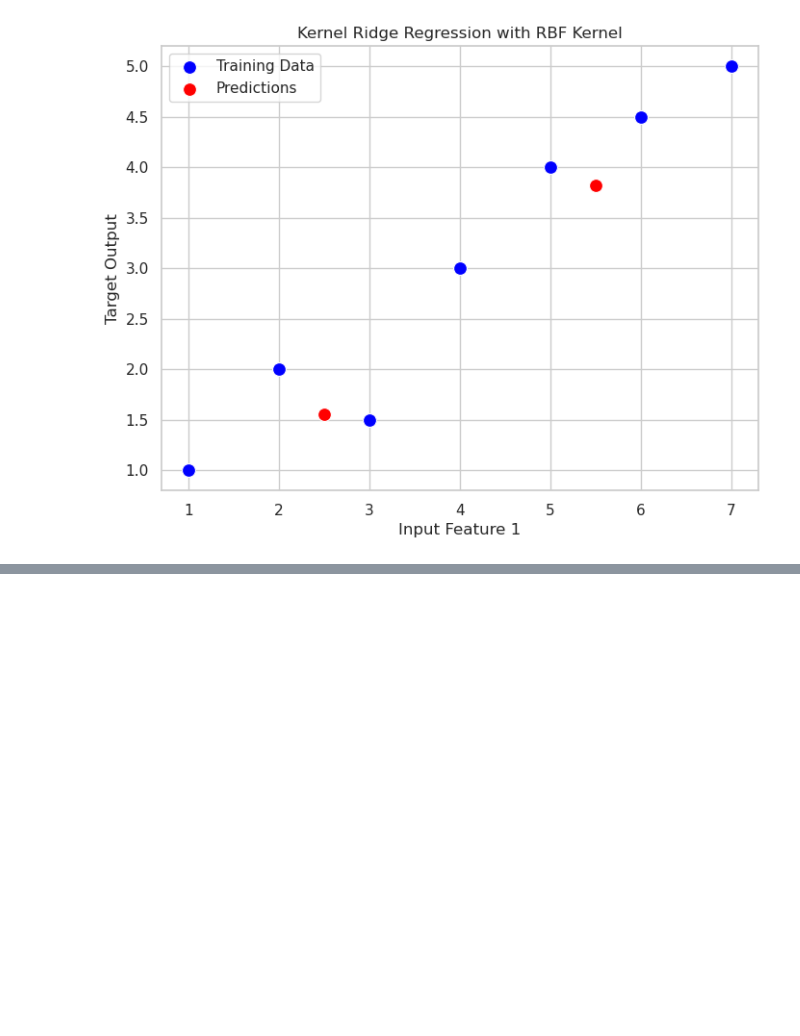
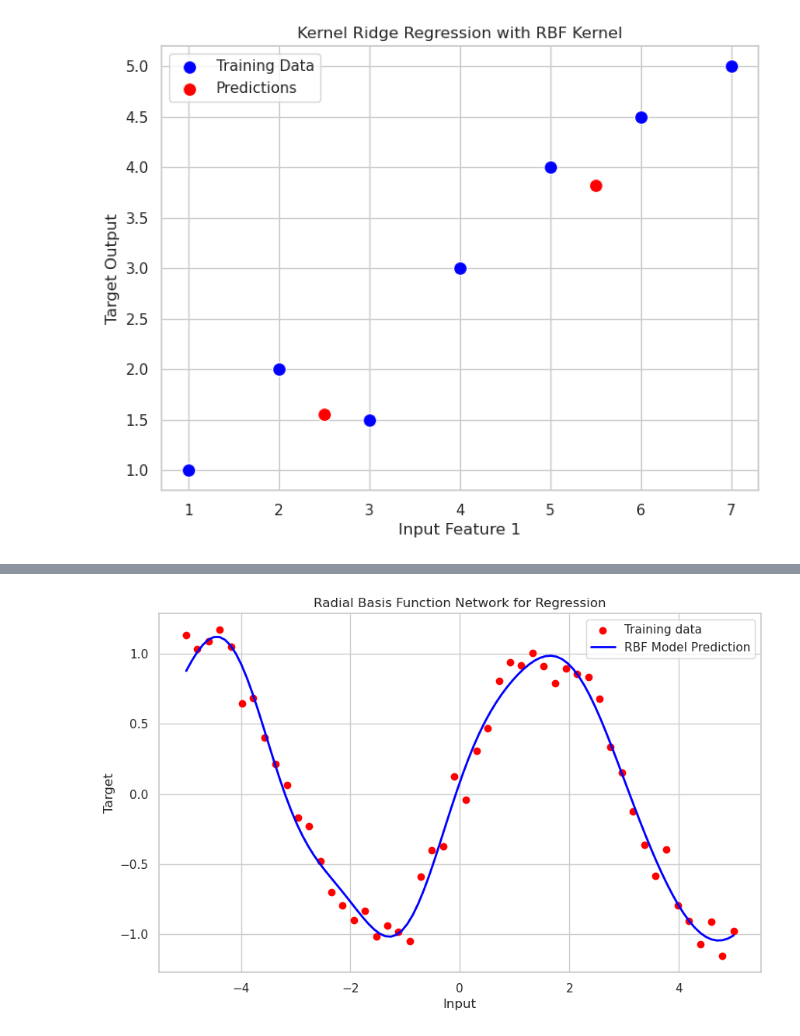
Before and after one commit to rocky115/DeepMythomatics, a Jupyter notebook: Patterns_Learning/Chapter-6/Chapter-6_Panasa_Kernel Methods_1.ipynb, the cells around one changed output, grey strips where cells are left out. Drawn from its saved outputs; the diff is of its cells as text; code cells hidden in the pictures; blank space fills up the shorter version.

Commit message:
RBF Kernel

```diff
--- a/Patterns_Learning/Chapter-6/Chapter-6_Panasa_Kernel Methods_1.ipynb
+++ b/Patterns_Learning/Chapter-6/Chapter-6_Panasa_Kernel Methods_1.ipynb
@@ -617,0 +1341,63 @@ Predictions:  [1.5535842584442074, 3.8179325275941425]
+# %%
+import numpy as np
+import matplotlib.pyplot as plt
+from scipy.linalg import lstsq
+
+# Step 1: Generate synthetic data (1D)
+np.random.seed(0)
+X_train = np.linspace(-5, 5, 50).reshape(-1, 1)  # 50 points in 1D
+t_train = np.sin(X_train) + 0.1 * np.random.randn(50, 1)  # sine function with noise
+
+# Step 2: Define Radial Basis Function (RBF) - Gaussian Kernel
+def rbf(x, c, sigma=1.0):
+    """ Radial Basis Function - Gaussian Kernel """
+    return np.exp(-np.linalg.norm(x - c)**2 / (2 * sigma**2))
+
+# Step 3: Construct the RBF design matrix
+def construct_rbf_matrix(X, centers, sigma=1.0):
+    """ Construct the RBF matrix """
+    N = X.shape[0]  # Number of data points
+    M = centers.shape[0]  # Number of centers
+    Phi = np.zeros((N, M))  # Initialize the design matrix
+    for i in range(N):
+        for j in range(M):
+            Phi[i, j] = rbf(X[i], centers[j], sigma)
+    return Phi
+
+# Step 4: Solve for the weights using least squares
+def rbf_regression(X, t, centers, sigma=1.0):
+    """ RBF Regression using Least Squares """
+    Phi = construct_rbf_matrix(X, centers, sigma)
+    # Solve the linear system Phi * w = t
+    w, _, _, _ = lstsq(Phi, t)
+    return w
+
+# Step 5: Make predictions
+def predict(X, centers, w, sigma=1.0):
+    """ Predict using the RBF model """
+    Phi = construct_rbf_matrix(X, centers, sigma)
+    return np.dot(Phi, w)
+
+# Step 6: Visualization
+# Select centers for RBFs (we'll use a random subset of data points)
+centers = X_train[np.random.choice(X_train.shape[0], 10, replace=False)].reshape(-1, 1)
+
+# Train the RBF model
+w = rbf_regression(X_train, t_train, centers, sigma=1.0)
+
+# Make predictions
+X_test = np.linspace(-5, 5, 100).reshape(-1, 1)
+t_pred = predict(X_test, centers, w, sigma=1.0)
+
+# Plot the results
+plt.figure(figsize=(10, 6))
+plt.scatter(X_train, t_train, color='red', label='Training data')
+plt.plot(X_test, t_pred, label='RBF Model Prediction', color='blue', linewidth=2)
+plt.xlabel('Input')
+plt.ylabel('Target')
+plt.title('Radial Basis Function Network for Regression')
+plt.legend()
+plt.grid(True)
+plt.show()
+# %% [output]
+[figure, added]
```
Also changed, not shown: parts of 11 cells of this notebook.
